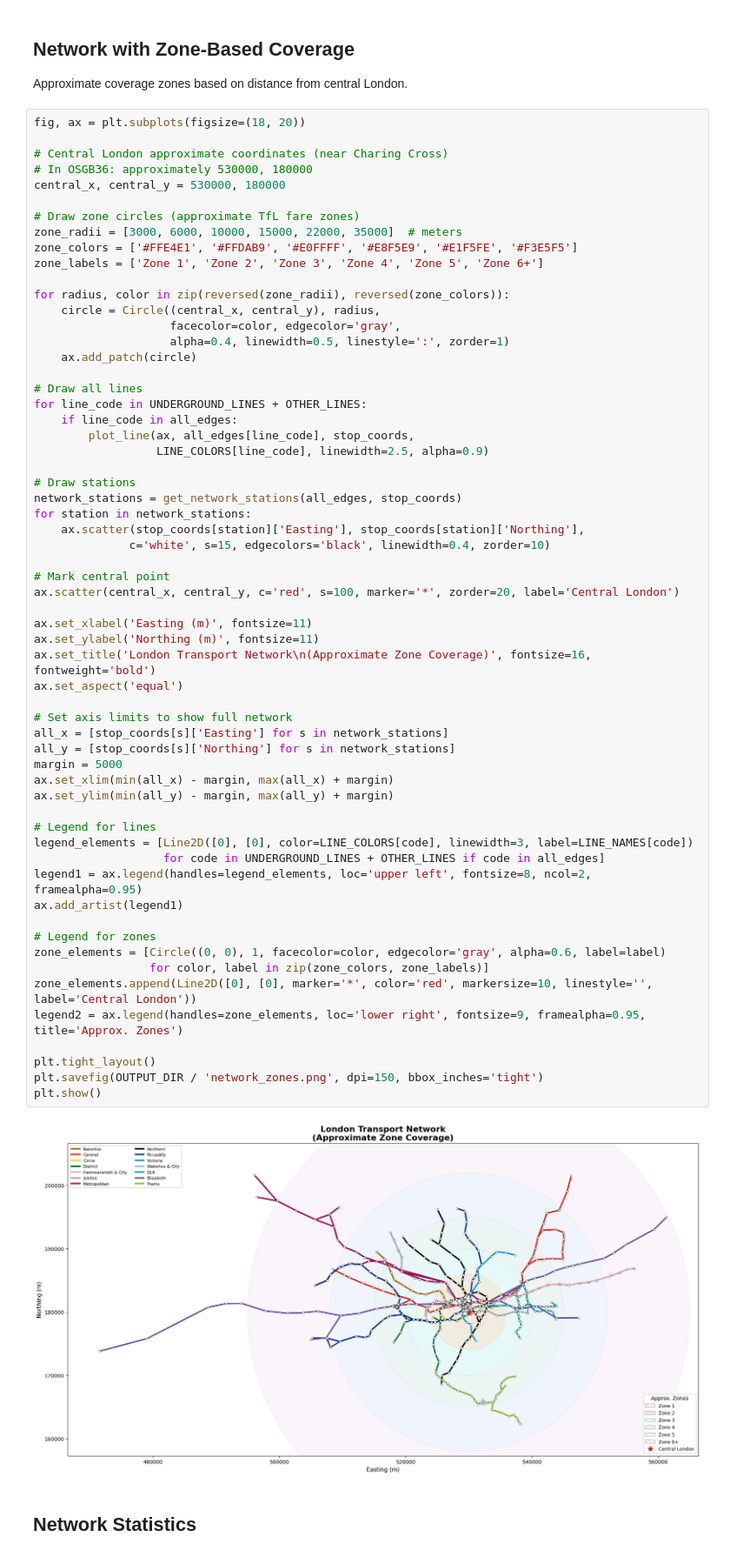
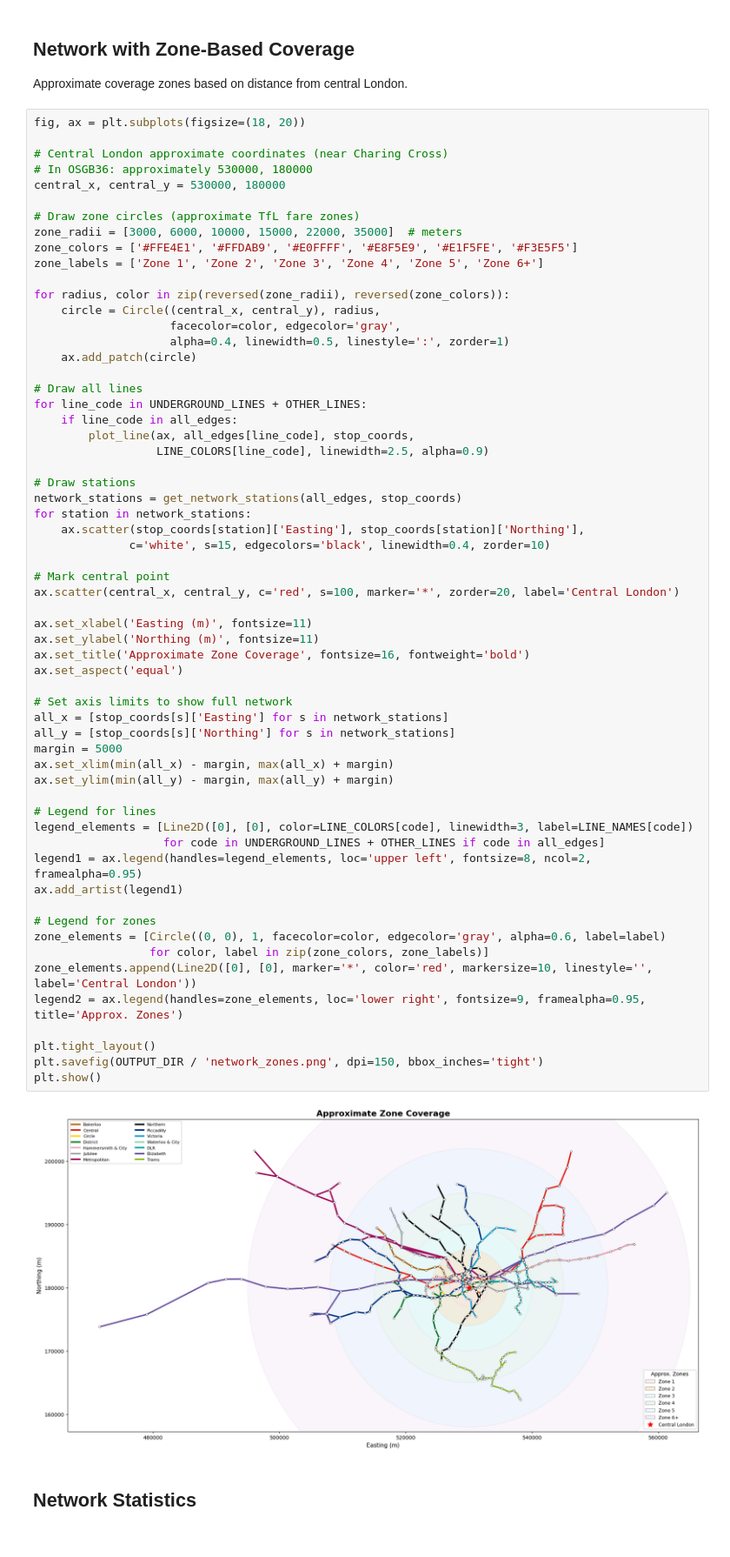
Before and after one commit to JonesRobM/TransportGraphs, a Jupyter notebook: visualizations/03_complete_network.ipynb, the cells around one changed output. Shown at 87% size. Saved outputs shown, nothing was run; the diff lists cells and outputs as text.

```diff
--- a/visualizations/03_complete_network.ipynb
+++ b/visualizations/03_complete_network.ipynb
@@ -381,35 +381,35 @@ for station in network_stations:
 # Mark central point
 ax.scatter(central_x, central_y, c='red', s=100, marker='*', zorder=20, label='Central London')
 
 ax.set_xlabel('Easting (m)', fontsize=11)
 ax.set_ylabel('Northing (m)', fontsize=11)
-ax.set_title('London Transport Network\n(Approximate Zone Coverage)', fontsize=16, fontweight='bold')
+ax.set_title('Approximate Zone Coverage', fontsize=16, fontweight='bold')
 ax.set_aspect('equal')
 
 # Set axis limits to show full network
 all_x = [stop_coords[s]['Easting'] for s in network_stations]
 all_y = [stop_coords[s]['Northing'] for s in network_stations]
 margin = 5000
 ax.set_xlim(min(all_x) - margin, max(all_x) + margin)
 ax.set_ylim(min(all_y) - margin, max(all_y) + margin)
 
 # Legend for lines
 legend_elements = [Line2D([0], [0], color=LINE_COLORS[code], linewidth=3, label=LINE_NAMES[code])
                    for code in UNDERGROUND_LINES + OTHER_LINES if code in all_edges]
 legend1 = ax.legend(handles=legend_elements, loc='upper left', fontsize=8, ncol=2, framealpha=0.95)
 ax.add_artist(legend1)
 
 # Legend for zones
 zone_elements = [Circle((0, 0), 1, facecolor=color, edgecolor='gray', alpha=0.6, label=label)
                  for color, label in zip(zone_colors, zone_labels)]
 zone_elements.append(Line2D([0], [0], marker='*', color='red', markersize=10, linestyle='', label='Central London'))
 legend2 = ax.legend(handles=zone_elements, loc='lower right', fontsize=9, framealpha=0.95, title='Approx. Zones')
 
 plt.tight_layout()
 plt.savefig(OUTPUT_DIR / 'network_zones.png', dpi=150, bbox_inches='tight')
 plt.show()
 # %% [output]
-[figure, old version]
+[figure, new version]
 # %% [markdown]
 ## Network Statistics
 # %%
```
Also changed, not shown: parts of 1 cell of this notebook, 5 other files.
